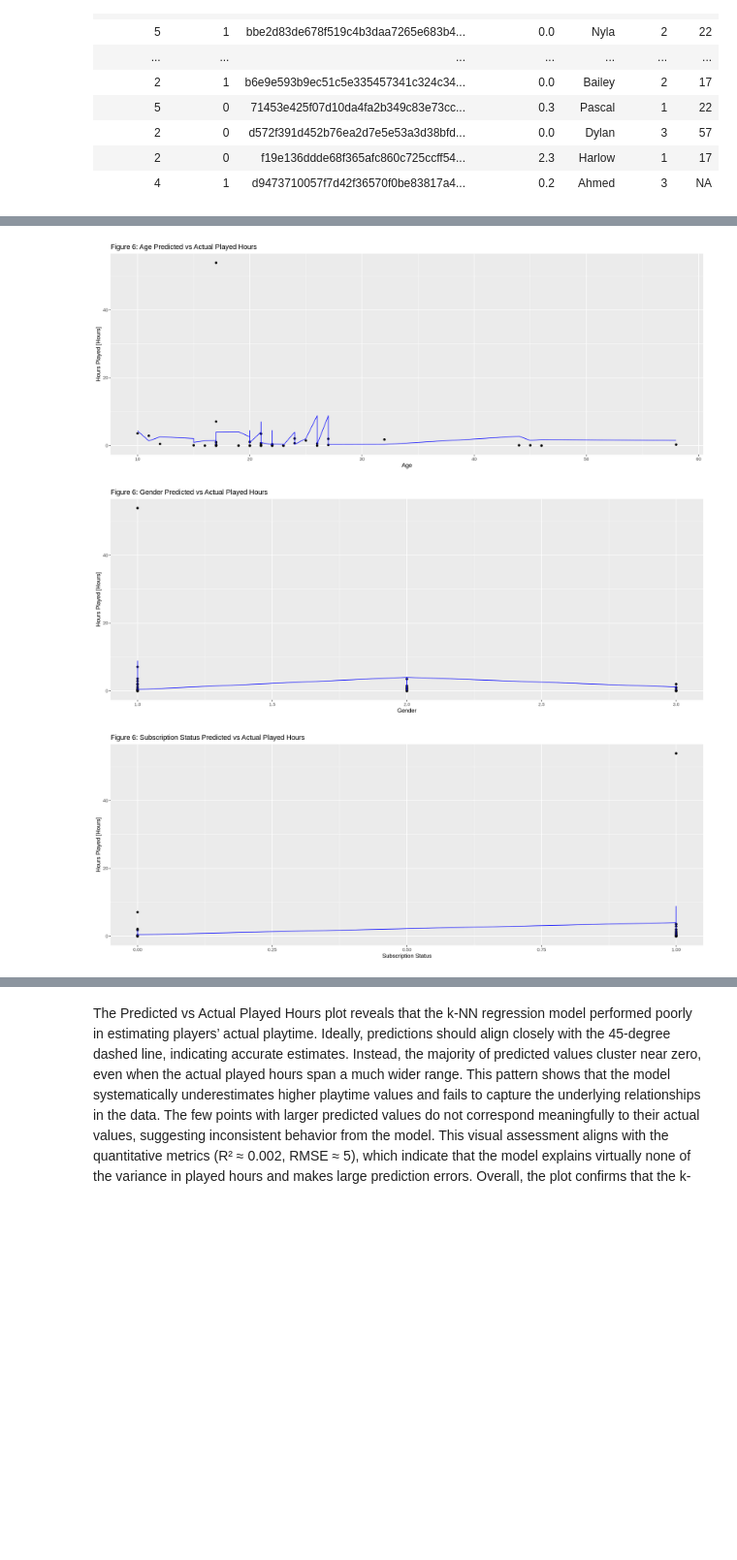
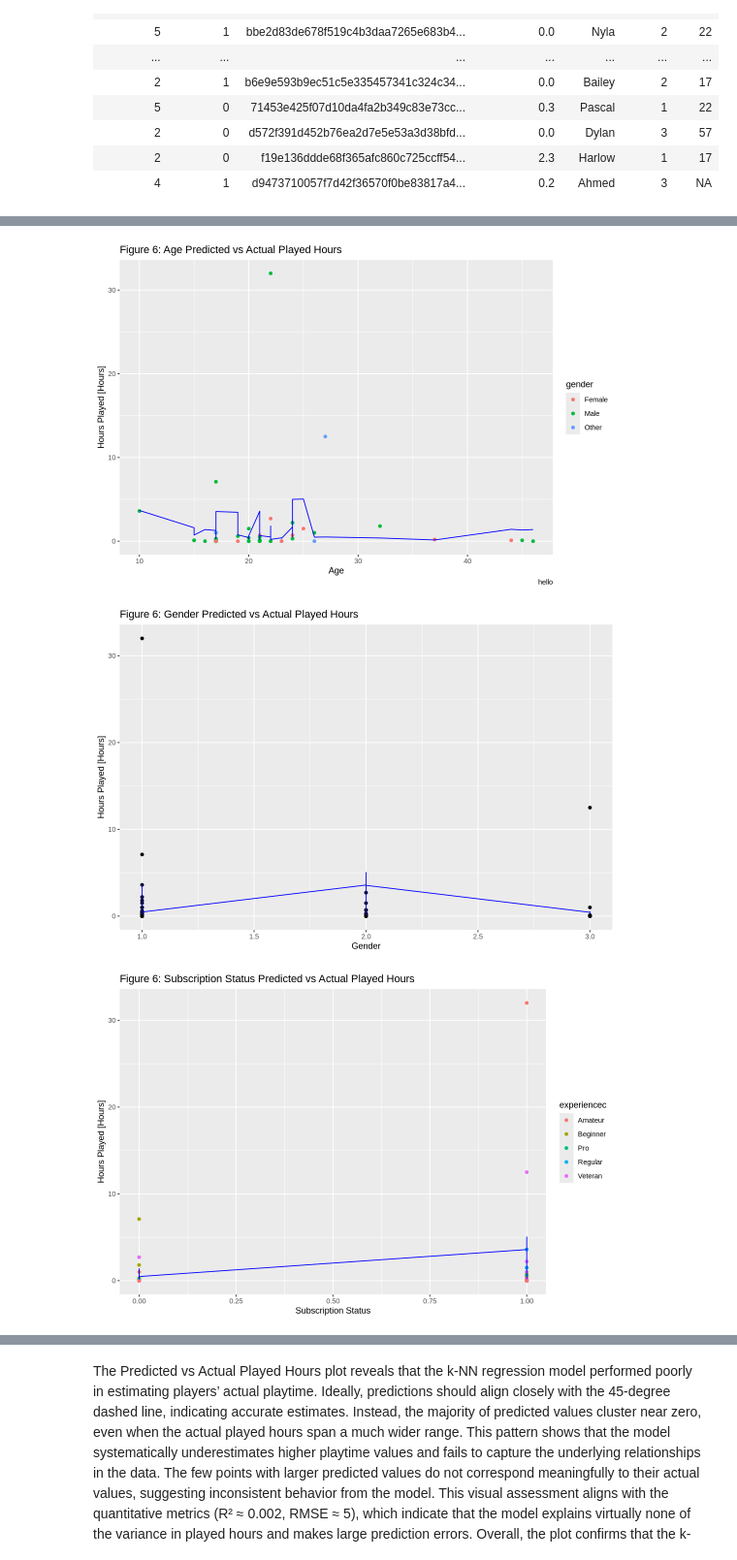
Before and after one commit to ctrl-tiramisu/dsci100-group-008, a Jupyter notebook: group 8 report-Copy1.ipynb, the cells around one changed output, grey strips where cells are left out. Shown at 97% size. Cells and saved outputs as stored; diff of their text form; code cells hidden in the pictures; blank space fills up the shorter version.

```diff
--- a/group 8 report-Copy1.ipynb
+++ b/group 8 report-Copy1.ipynb
@@ -108,7 +108,9 @@ players_tidy <- players|>
         Age = as.numeric(Age),
         subscribe = as.logical(subscribe),
         experience = factor(experience, levels = c("Beginner", "Amateur", "Regular", "Veteran", "Pro")), #levels to ensure R does not order alphabeticall but with progressiong
-        gender = factor(gender))
+        gender = factor(gender))|>
+    filter(played_hours <50)
+
 head(players_tidy)
 # %% [output]
 A tibble: 6 × 7
@@ -303,7 +305,6 @@ A tibble: 196 × 7
 # %%
 ## Select for only predictors and target variables
 players_selected <- select(players_number, Age, experience, subscribe, gender, played_hours)|>
-    drop_na() |>
-    filter(played_hours <100)
+    drop_na()
 players_selected
 # %% [output]
@@ -421,47 +458,49 @@ k_plot
 # %%
 ## Plot the KNN Results
-
-players_pred_plot_age <- players_summary |>
-      ggplot(aes(x = Age, y = played_hours)) +
+options(repr.plot.width = 9, repr.plot.height = 6)
+players_pred_plot_age <- players_characters |>
+      ggplot(aes(x = Age, y = played_hours, color = genderc)) +
       geom_point() +
       geom_line(aes(x = Age, y = .pred), color = "blue") +
       labs(
         title = "Figure 6: Age Predicted vs Actual Played Hours",
+        caption = "hello",
         x = "Age",
-        y = "Hours Played [Hours]")
+        y = "Hours Played [Hours]",
+        color = "gender")
 
-players_pred_plot_gender <- players_summary |>
+players_pred_plot_gender <- players_characters |>
       ggplot(aes(x = gender, y = played_hours)) +
       geom_point() +
       geom_line(aes(x = gender, y = .pred), color = "blue") +
       labs(
         title = "Figure 6: Gender Predicted vs Actual Played Hours",
         x = "Gender",
         y = "Hours Played [Hours]")
 
-players_pred_plot_subscribe <- players_summary |>
-      ggplot(aes(x = subscribe, y = played_hours)) +
+players_pred_plot_subscribe <- players_characters |>
+      ggplot(aes(x = subscribe, y = played_hours, color = experiencec)) +
       geom_point() +
       geom_line(aes(x = subscribe, y = .pred), color = "blue") +
       labs(
         title = "Figure 6: Subscription Status Predicted vs Actual Played Hours",
         x = "Subscription Status",
         y = "Hours Played [Hours]")
 
-players_pred_plot_experience <- players_summary |>
+players_pred_plot_experience <- players_characters |>
       ggplot(aes(x = experience, y = played_hours)) +
       geom_point() +
       geom_line(aes(x = experience, y = .pred), color = "blue") +
       labs(
         title = "Figure 6: Experience Predicted vs Actual Played Hours",
-        x = "Age",
+        x = "Experience",
         y = "Hours Played [Hours]")
 
 players_pred_plot_age
 players_pred_plot_gender
 players_pred_plot_subscribe
 players_pred_plot_experience
 # %% [output]
-[figure, old version]
+[figure, new version]
-[figure, old version]
+[figure, new version]
-[figure, old version]
+[figure, new version]
```
Also changed, not shown: parts of 7 cells of this notebook.
